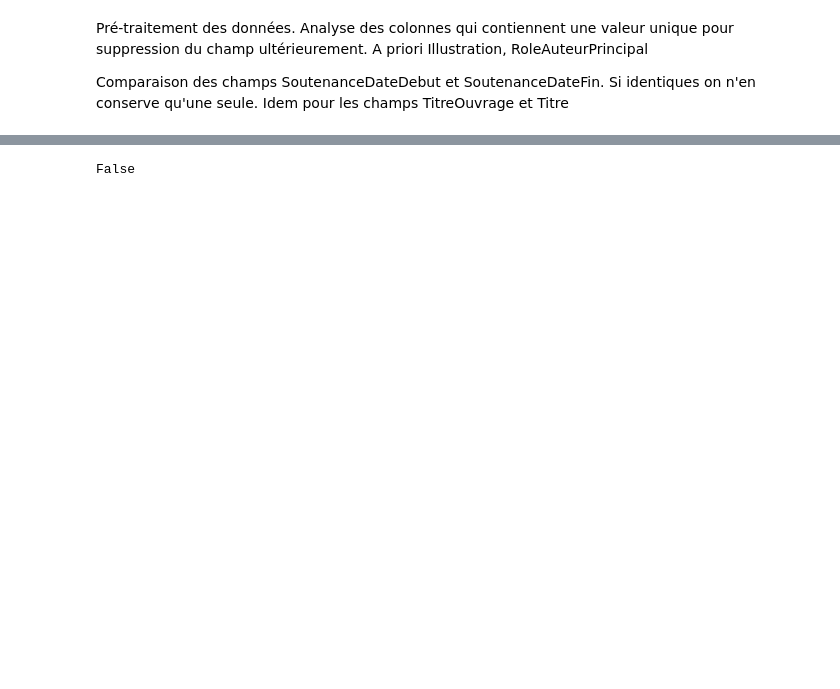
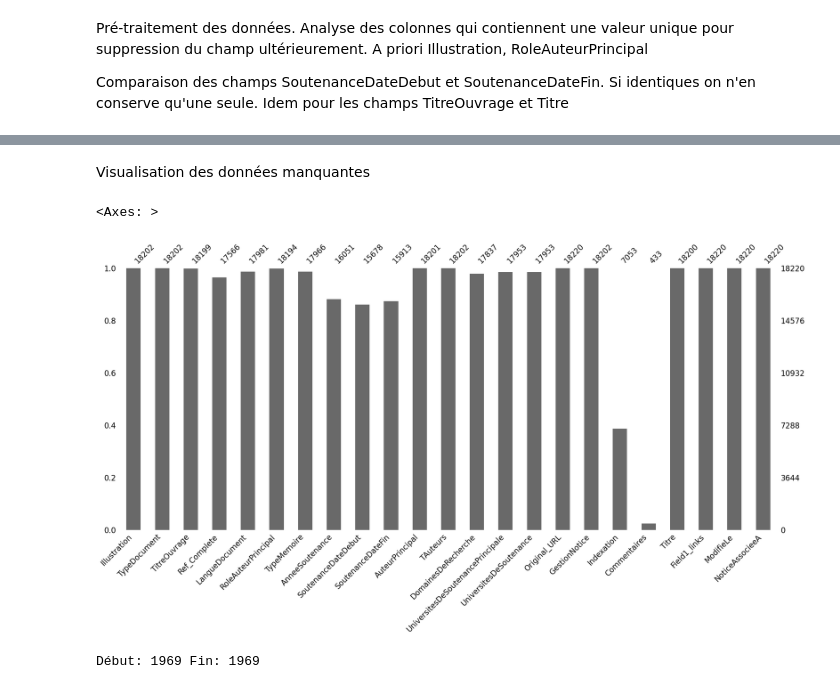
Before and after one commit to RMorana/DU_Data, a Jupyter notebook: trhaa.ipynb, the cells around one changed output, grey strips where cells are left out. Drawn from its saved outputs; the diff is of its cells as text; code cells hidden in the pictures; blank space fills up the shorter version.

```diff
--- a/trhaa.ipynb
+++ b/trhaa.ipynb
@@ -68,3 +77,9 @@ df_trhaa_initial = pd.concat([df_tmp_1et2,df_tmp_3et4], ignore_index=True)
 
 # Vérification du format
 print("Shape de df_tmp: ", df_trhaa_initial.shape)
+
+# Affichage des colonnes et renommage des colonnes ayant des noms génériques
+
+print("Colonnes: ", df_trhaa_initial.columns)
+df_trhaa_initial.rename(columns={"Field3": "ModifieLe","Field4": "NoticeAssocieeA"},inplace=True)
+print("Colonnes: ", df_trhaa_initial.columns)
@@ -76,35 +148,57 @@ Idem pour les champs TitreOuvrage et Titre
+# %% [markdown]
+Visualisation des données manquantes
 # %%
-# Analyse colonnes si valeurs uniques
-#print(df_trhaa_initial["Illustration"].groupby().count) # Champ Illustration
-#print(df_trhaa_initial["RoleAuteurPrincipal"].groupby().count) # Champ RoleAuteurPrincipal
-
-# copie de df_trhaa_initial en df_trhaa_tmp pour le traitement
-df_trhaa_tmp = df_trhaa_initial
-
-# Comparaison des champs SoutenanceDateDebut et Fin
-df_comp1 = (df_trhaa_tmp["SoutenanceDateDebut"]==df_trhaa_tmp["SoutenanceDateFin"])
-print(df_comp1.columns)
-print(df_comp1[""].all())
-
-if (df_comp1[""].all()) == "True":
-    print("les colonnes SoutenanceDateDebut et SoutenanceDateFin sont égales")
-else:
-    print("elles sont différentes")
+# Analyse colonnes
+msno.bar(df_trhaa_initial)
 
 # Comparaison des champs TitreOuvrage et Titre
-df_comp2 = (df_trhaa_tmp["TitreOuvrage"]==df_trhaa_tmp["Titre"])
-print(df_comp2.columns)
-print(df_comp2[""].all())
+#df_comp2 = (df_trhaa_tmp["TitreOuvrage"]==df_trhaa_tmp["Titre"])
+#print(df_comp2.columns)
+#print(df_comp2[""].all())
 
 #if (df_comp2[""].all()) == "True":
 #    print("les colonnes Titre et TitreOuvrage sont égales")
 #else:
 #    print("elles sont différentes")
 
 # Nettoyage des champs inutiles pour obtenir df_trhaa_initial
 #df_trhaa_initial_v2 = df_trhaa_initial.drop(['Illustration','RoleAuteurPrincipal','Titre','SoutenanceDateFin'])
 
 # Renommage colonne SoutenanceDateDebut
 #df_trhaa_initial_v2.rename(columns={'SoutenanceDateDebut':'DateSoutenance'})
 # %% [output]
-False
+<Axes: >
+[figure, added]
+# %%
+# Remplissage des champs SoutenanceDateDebut et Fin à partir de la colonne AnneeSoutenance
+
+# Copie de df_trhaa_initial en df_trhaa_tmp pour le traitement
+#df_trhaa_tmp = df_trhaa_initial
+
+#df_trhaa_initial[["AnneeSoutenanceDebut","AnneeSoutenanceFin"]] = df_trhaa_initial.AnneeSoutenance.str.split('(\d{4})(?:\s*-\s*(\d{4}))?',expand=True)
+
+import re
+
+ligne = "Année de soutenance:1969-1969"
+
+pattern = r"(\d{4})(?:\s*-\s*(\d{4}))?"
+
+matches = re.findall(pattern, ligne)
+for match in matches:
+    # Si la deuxième date est absente, le groupe de capture 2 sera vide (None).
+    # Vous pouvez le remplacer par une valeur par défaut si nécessaire.
+    debut = match[0]
+    fin = match[1] if match[1] else ""  # Utilisez une valeur par défaut ici si nécessaire
+    print("Début:", debut, "Fin:", fin)
+
+# Comparaison des champs TitreOuvrage et Titre
+#df_comp2 = (df_trhaa_tmp["TitreOuvrage"]==df_trhaa_tmp["Titre"])
+#print(df_comp2.columns)
+#print(df_comp2[""].all())
+
+#if (df_comp2[""].all()) == "True":
+#    print("les colonnes Titre et TitreOuvrage sont égales")
+#else:
+#    print("elles sont différentes")
+# %% [output]
+Début: 1969 Fin: 1969
```
Also changed, not shown: parts of 6 cells of this notebook.
